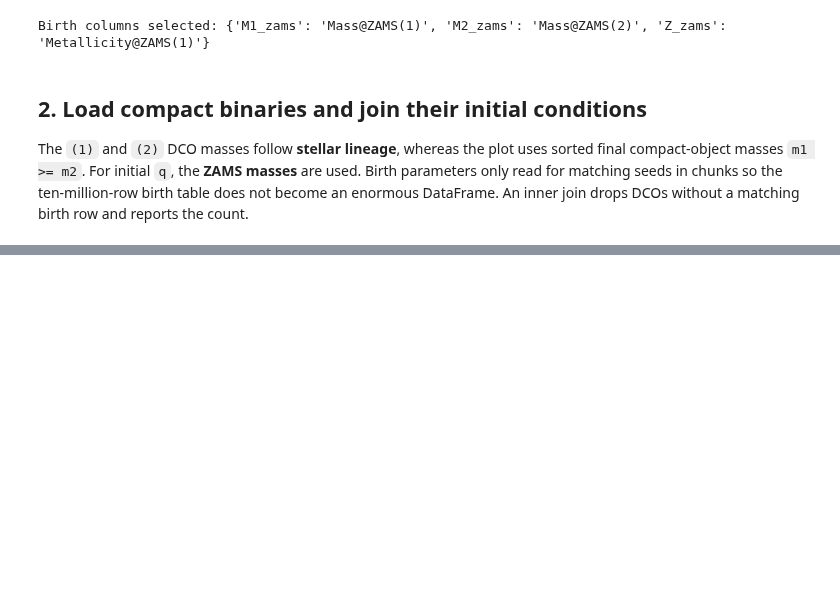
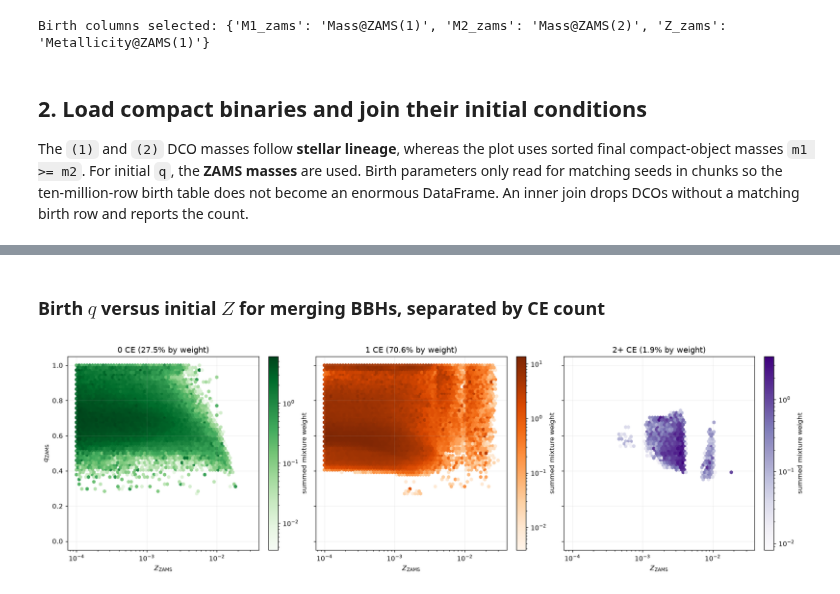
Before and after one commit to maryamahsan-codes/GROWL_GW-Palaeontology, a Jupyter notebook: further_analysis/GROWL_birth_conditions_and_dco_mass_plane.ipynb, the cells around one changed output, grey strips where cells are left out. Cells and saved outputs as stored; diff of their text form; code cells hidden in the pictures; blank space fills up the shorter version.

Commit message:
Cleaned, improved, and added comments to GROWL_birth_conditions_and_dcoss_mass_plane.ipynb

```diff
--- a/further_analysis/GROWL_birth_conditions_and_dco_mass_plane.ipynb
+++ b/further_analysis/GROWL_birth_conditions_and_dco_mass_plane.ipynb
@@ -424,0 +321,33 @@ Data: [van Son et al. Zenodo record](https://doi.org/10.5281/zenodo.7612755); se
+# %% [markdown]
+### Birth $q$ versus initial $Z$ for merging BBHs, separated by CE count
+# %%
+merging_bbh = pop.loc[(pop.kind == "BBH") & (pop.merges == 1)].copy()
+Z_lim = (float(merging_bbh.Z_zams.min()), float(merging_bbh.Z_zams.max()))
+log_Z_lim = tuple(np.log10(Z_lim))
+
+channel_styles = [("0 CE", "Greens"), ("1 CE", "Oranges"), ("2+ CE", "Purples")]
+Z_lim = (float(merging_bbh.Z_zams.min()), float(merging_bbh.Z_zams.max()))
+
+fig, axes = plt.subplots(1, 3, figsize=(16, 4.8), sharex=True, sharey=True,
+                         constrained_layout=True)
+for ax, (channel, cmap) in zip(axes, channel_styles):
+    group = merging_bbh.loc[merging_bbh.CE_group.eq(channel)]
+
+    if not group.empty:
+        h = ax.hexbin(group.Z_zams, group.q_zams, C=group.w,
+                      reduce_C_function=np.sum, gridsize=65,
+                      extent=(*log_Z_lim, 0, 1), xscale="log", mincnt=1,
+                      norm=LogNorm(), cmap=cmap)
+        fig.colorbar(h, ax=ax, label="summed mixture weight")
+
+    ax.set(xscale="log", #xlim=Z_lim,
+           xlabel=r"$Z_{\rm ZAMS}$",
+           title=f"{channel} ({group.w.sum()/merging_bbh.w.sum():.1%} by weight)")
+    #ax.ticklabel_format(axis="x", style="plain", useOffset=False)
+    #ax.xaxis.set_major_formatter(ScalarFormatter(useOffset=False))
+
+axes[0].set_ylabel(r"$q_{\rm ZAMS}$")
+
+plt.show()
+# %% [output]
+[figure, added]
```
Also changed, not shown: parts of 41 cells of this notebook, 1 other file.
